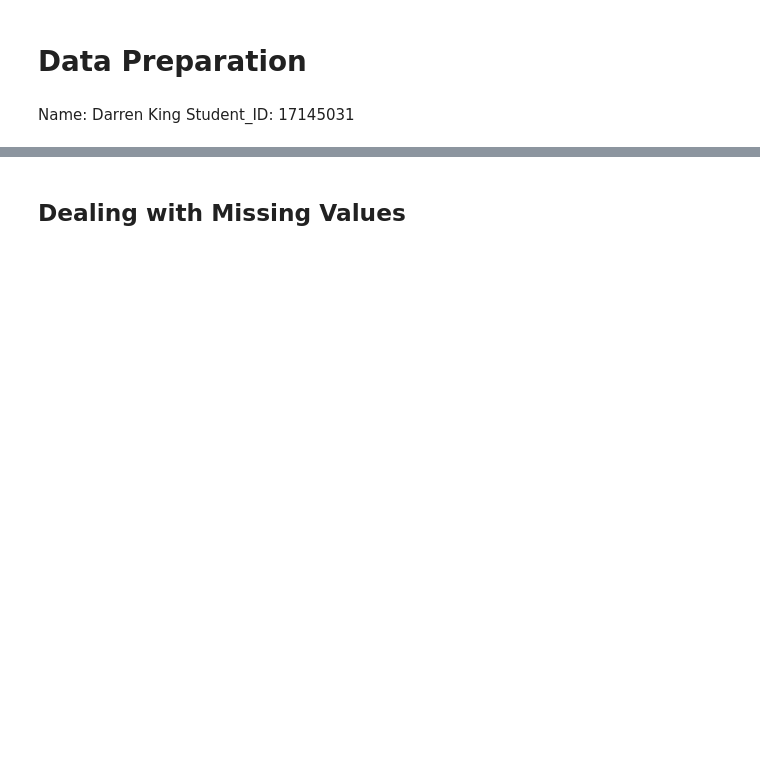
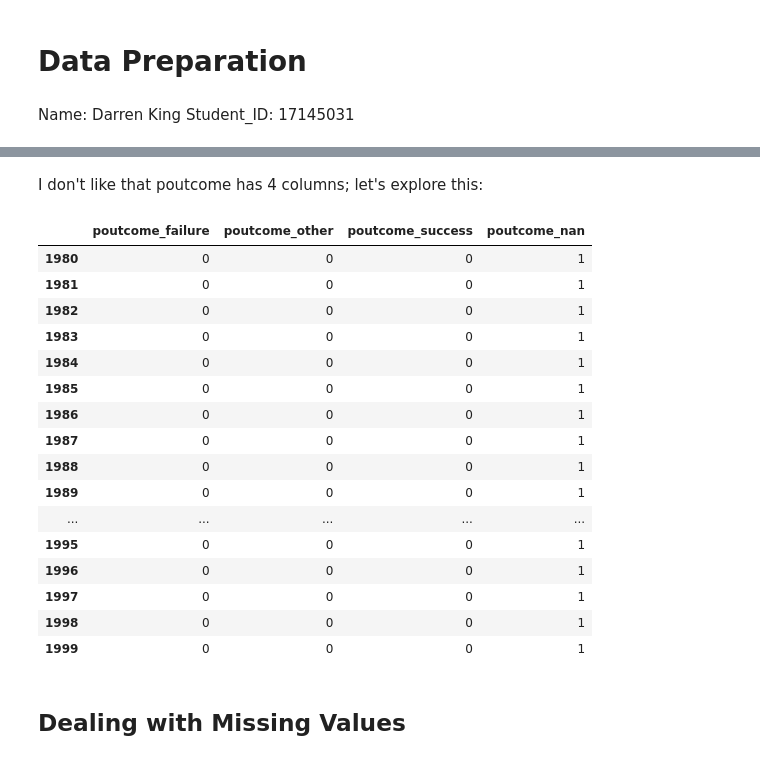
Before and after one commit to darren-king/Data_Preparation, a Jupyter notebook: etivity2.ipynb, the cells around one changed output, grey strips where cells are left out. Cells and saved outputs as stored; diff of their text form; code cells hidden in the pictures; blank space fills up the shorter version.

```diff
--- a/etivity2.ipynb
+++ b/etivity2.ipynb
@@ -84,3 +163,25 @@ We now have 42 columns of numerical data.
+# %% [markdown]
+I don't like that poutcome has 4 columns; let's explore this:
+# %%
+df[['poutcome_failure', 'poutcome_other', 'poutcome_success', 'poutcome_nan']].tail(20)
+# %% [output]
+|  | poutcome_failure | poutcome_other | poutcome_success | poutcome_nan |
+| 1980 | 0 | 0 | 0 | 1 |
+| 1981 | 0 | 0 | 0 | 1 |
+| 1982 | 0 | 0 | 0 | 1 |
+| 1983 | 0 | 0 | 0 | 1 |
+| 1984 | 0 | 0 | 0 | 1 |
+| 1985 | 0 | 0 | 0 | 1 |
+| 1986 | 0 | 0 | 0 | 1 |
+| 1987 | 0 | 0 | 0 | 1 |
+| 1988 | 0 | 0 | 0 | 1 |
+| 1989 | 0 | 0 | 0 | 1 |
+| ... | ... | ... | ... | ... |
+| 1995 | 0 | 0 | 0 | 1 |
+| 1996 | 0 | 0 | 0 | 1 |
+| 1997 | 0 | 0 | 0 | 1 |
+| 1998 | 0 | 0 | 0 | 1 |
+| 1999 | 0 | 0 | 0 | 1 |
 # %% [markdown]
 ## Dealing with Missing Values
 # %%
```
Also changed, not shown: parts of 19 cells of this notebook.
